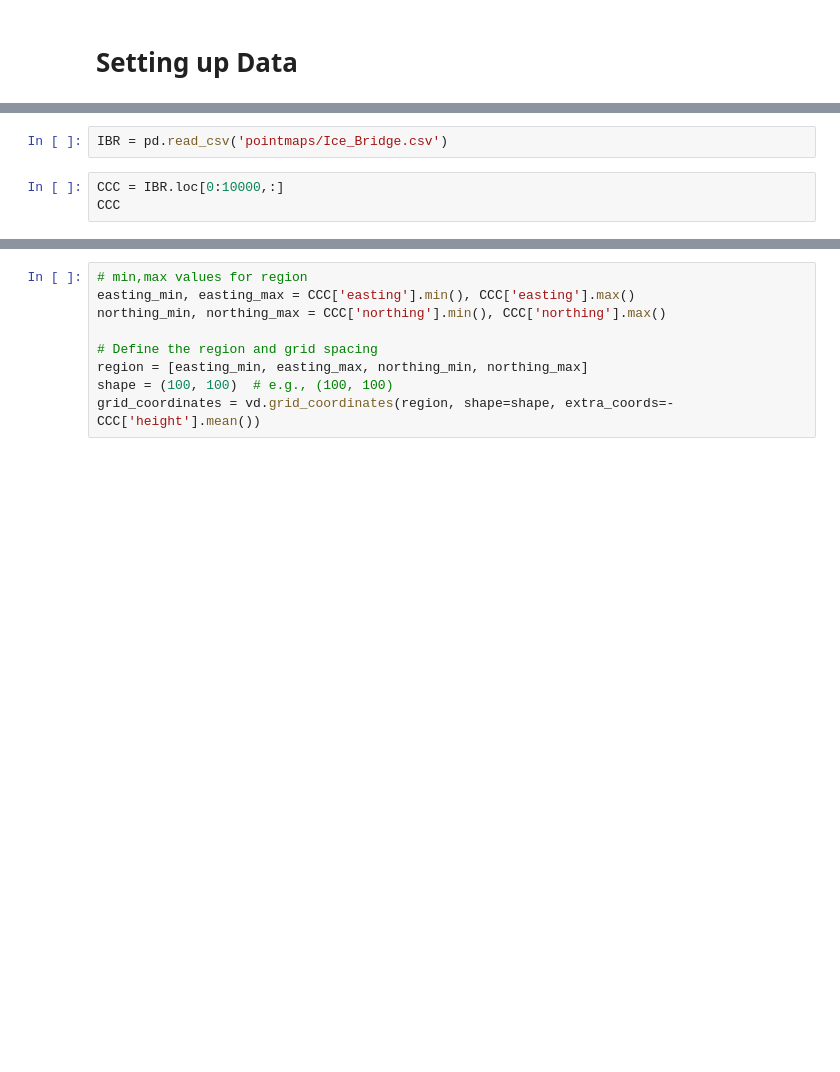
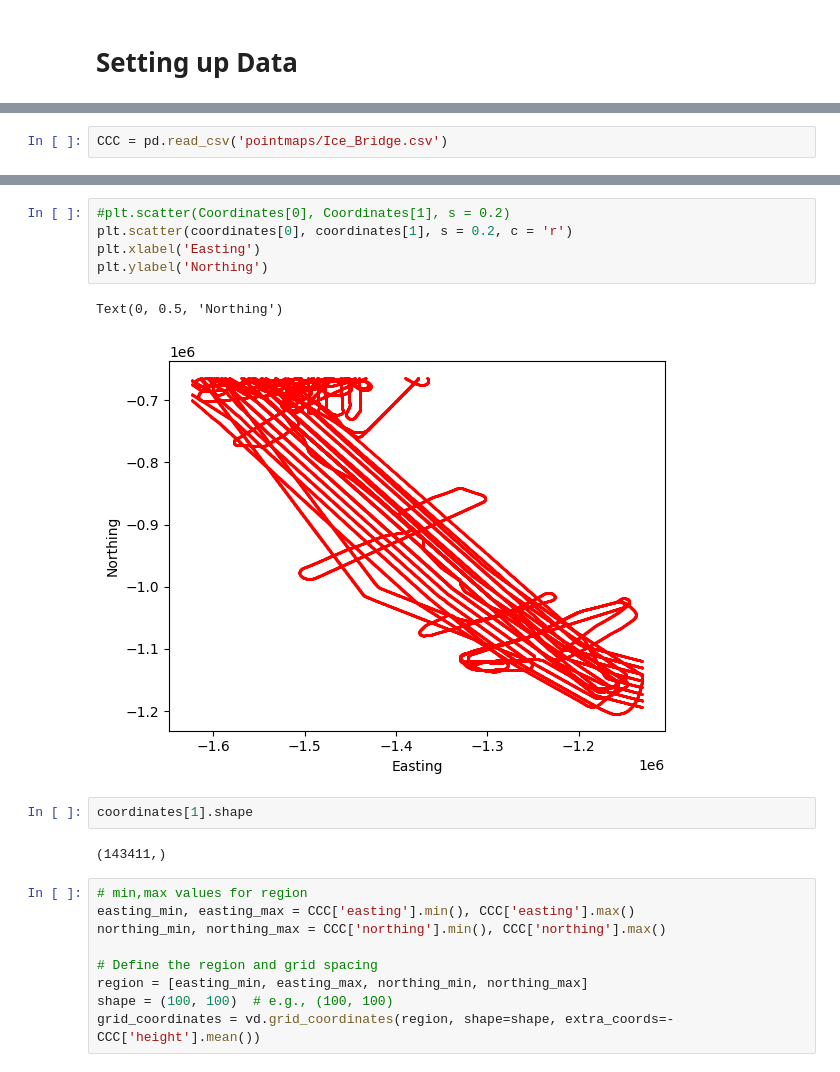
Before and after one commit to ChrtistianHase/Semesterproject_2025, a Jupyter notebook: gravity_interpolation.ipynb, the cells around one changed output, grey strips where cells are left out. Saved outputs shown, nothing was run; the diff lists cells and outputs as text; blank space fills up the shorter version.

```diff
--- a/gravity_interpolation.ipynb
+++ b/gravity_interpolation.ipynb
@@ -9,5 +15,2 @@ import verde as vd
 # %%
-IBR = pd.read_csv('pointmaps/Ice_Bridge.csv')
+CCC = pd.read_csv('pointmaps/Ice_Bridge.csv')
-# %%
-CCC = IBR.loc[0:10000,:]
-CCC
@@ -35,3 +30,15 @@ gravity_anomaly = np.array(CCC['free_air_gravity_70s'])
+# %%
+#plt.scatter(Coordinates[0], Coordinates[1], s = 0.2)
+plt.scatter(coordinates[0], coordinates[1], s = 0.2, c = 'r')
+plt.xlabel('Easting')
+plt.ylabel('Northing')
+# %% [output]
+Text(0, 0.5, 'Northing')
+[figure, added]
+# %%
+coordinates[1].shape
+# %% [output]
+(143411,)
 # %%
 # min,max values for region
 easting_min, easting_max = CCC['easting'].min(), CCC['easting'].max()
```
Also changed, not shown: parts of 20 cells of this notebook.
